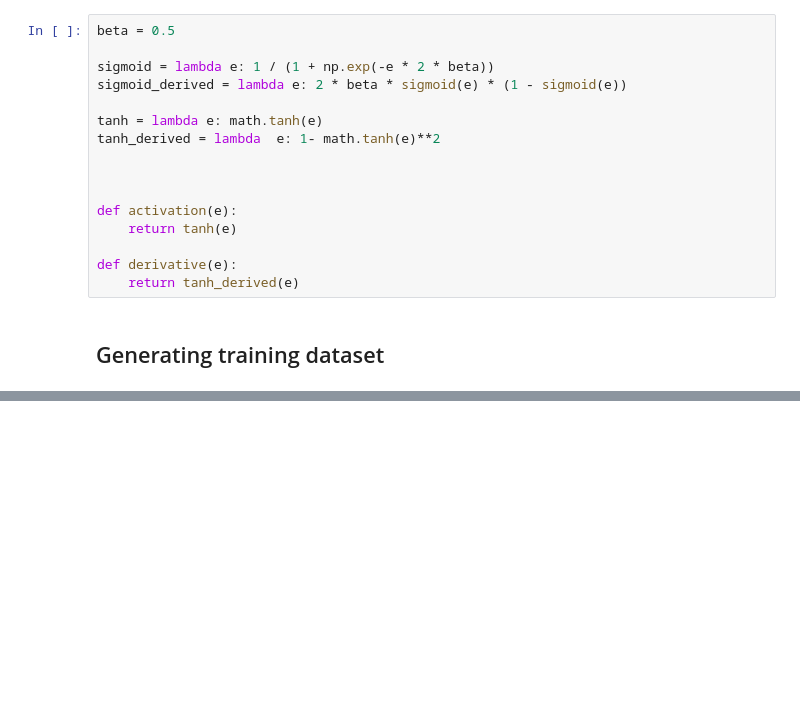
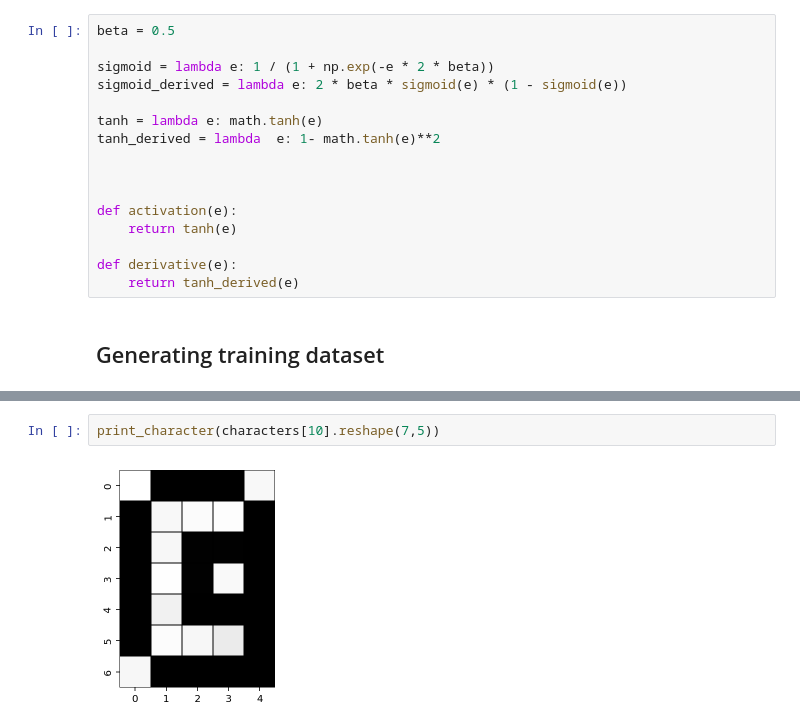
Before and after one commit to rcatalan98/sia-tp, a Jupyter notebook: tp-5/autoencoders.ipynb, the cells around one changed output, grey strips where cells are left out. Drawn from its saved outputs; the diff is of its cells as text; blank space fills up the shorter version.

```diff
--- a/tp-5/autoencoders.ipynb
+++ b/tp-5/autoencoders.ipynb
@@ -106,0 +145,4 @@ training error: 0.06388125639789648
+# %%
+print_character(characters[10].reshape(7,5))
+# %% [output]
+[figure, added]
```
Also changed, not shown: parts of 10 cells of this notebook, 3 other files.
